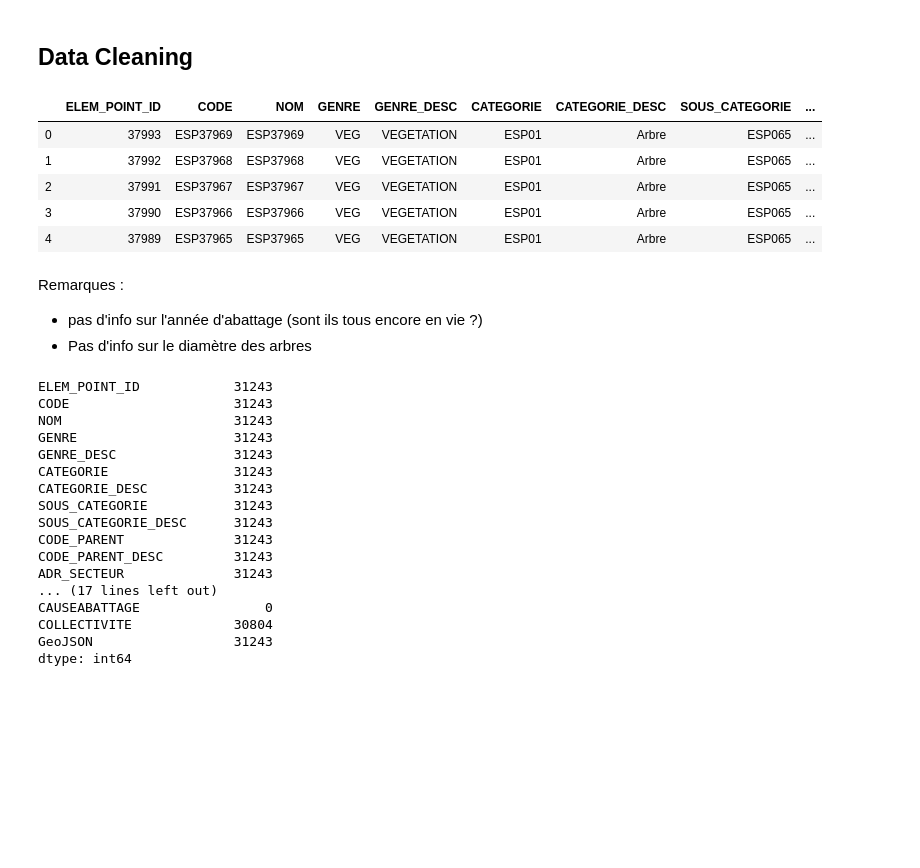
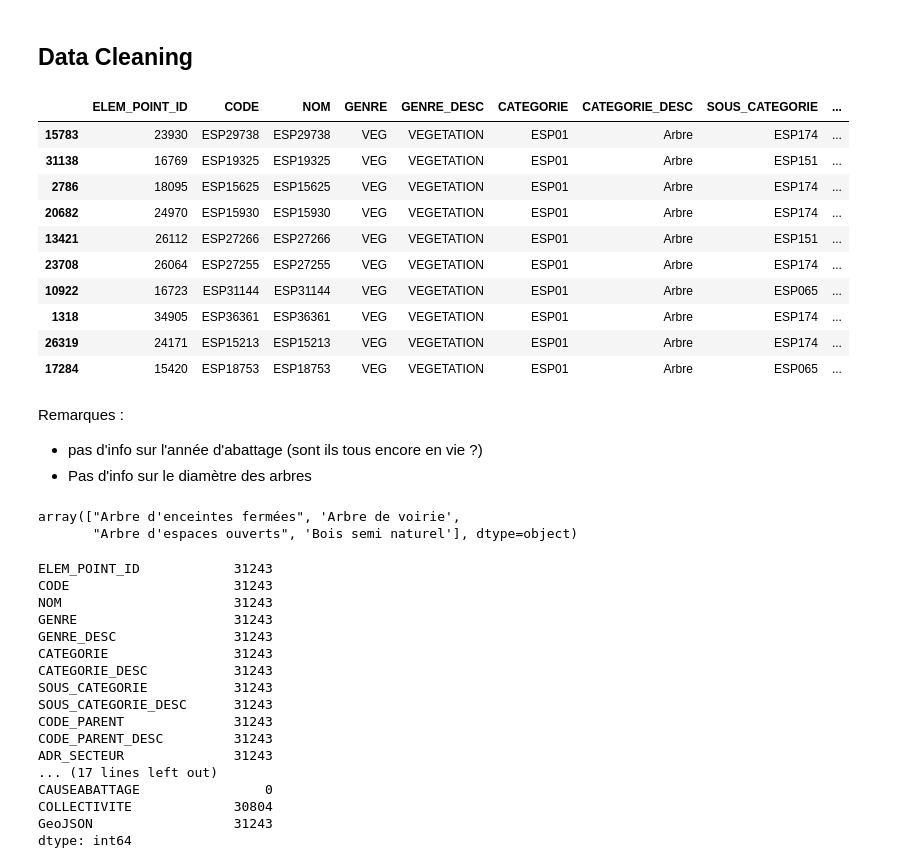
Before and after one commit to gazaboo/projet-python-arbres-grenoble, a Jupyter notebook: 1-explore_trees.ipynb, the cells around one changed output. Saved outputs shown, nothing was run; the diff lists cells and outputs as text; code cells hidden in the pictures; blank space fills up the shorter version.

```diff
--- a/1-explore_trees.ipynb
+++ b/1-explore_trees.ipynb
@@ -28,19 +28,29 @@ pd.set_option("max_colwidth", 50)
 # %%
 # Chargement des données dans un dataframe pandas
 raw_df = pd.read_csv('data/trees.csv')
-# %%
-raw_df.head()
-# %% [output]
-|  | ELEM_POINT_ID | CODE | NOM | GENRE | GENRE_DESC | CATEGORIE | CATEGORIE_DESC | SOUS_CATEGORIE | ... |
-| 0 | 37993 | ESP37969 | ESP37969 | VEG | VEGETATION | ESP01 | Arbre | ESP065 | ... |
-| 1 | 37992 | ESP37968 | ESP37968 | VEG | VEGETATION | ESP01 | Arbre | ESP065 | ... |
-| 2 | 37991 | ESP37967 | ESP37967 | VEG | VEGETATION | ESP01 | Arbre | ESP065 | ... |
-| 3 | 37990 | ESP37966 | ESP37966 | VEG | VEGETATION | ESP01 | Arbre | ESP065 | ... |
-| 4 | 37989 | ESP37965 | ESP37965 | VEG | VEGETATION | ESP01 | Arbre | ESP065 | ... |
+# %%
+raw_df.sample(n=10)
+# %% [output]
+|  | ELEM_POINT_ID | CODE | NOM | GENRE | GENRE_DESC | CATEGORIE | CATEGORIE_DESC | SOUS_CATEGORIE | ... |
+| 15783 | 23930 | ESP29738 | ESP29738 | VEG | VEGETATION | ESP01 | Arbre | ESP174 | ... |
+| 31138 | 16769 | ESP19325 | ESP19325 | VEG | VEGETATION | ESP01 | Arbre | ESP151 | ... |
+| 2786 | 18095 | ESP15625 | ESP15625 | VEG | VEGETATION | ESP01 | Arbre | ESP174 | ... |
+| 20682 | 24970 | ESP15930 | ESP15930 | VEG | VEGETATION | ESP01 | Arbre | ESP174 | ... |
+| 13421 | 26112 | ESP27266 | ESP27266 | VEG | VEGETATION | ESP01 | Arbre | ESP151 | ... |
+| 23708 | 26064 | ESP27255 | ESP27255 | VEG | VEGETATION | ESP01 | Arbre | ESP174 | ... |
+| 10922 | 16723 | ESP31144 | ESP31144 | VEG | VEGETATION | ESP01 | Arbre | ESP065 | ... |
+| 1318 | 34905 | ESP36361 | ESP36361 | VEG | VEGETATION | ESP01 | Arbre | ESP174 | ... |
+| 26319 | 24171 | ESP15213 | ESP15213 | VEG | VEGETATION | ESP01 | Arbre | ESP174 | ... |
+| 17284 | 15420 | ESP18753 | ESP18753 | VEG | VEGETATION | ESP01 | Arbre | ESP065 | ... |
 # %% [markdown]
 Remarques :
 - pas d'info sur l'année d'abattage (sont ils tous encore en vie ?)
 - Pas d'info sur le diamètre des arbres
+# %%
+raw_df['SOUS_CATEGORIE_DESC'].unique()
+# %% [output]
+array(["Arbre d'enceintes fermées", 'Arbre de voirie',
+       "Arbre d'espaces ouverts", 'Bois semi naturel'], dtype=object)
 # %%
 raw_df.count()
 # %% [output]
```
Also changed, not shown: parts of 6 cells of this notebook, 2 other files.
